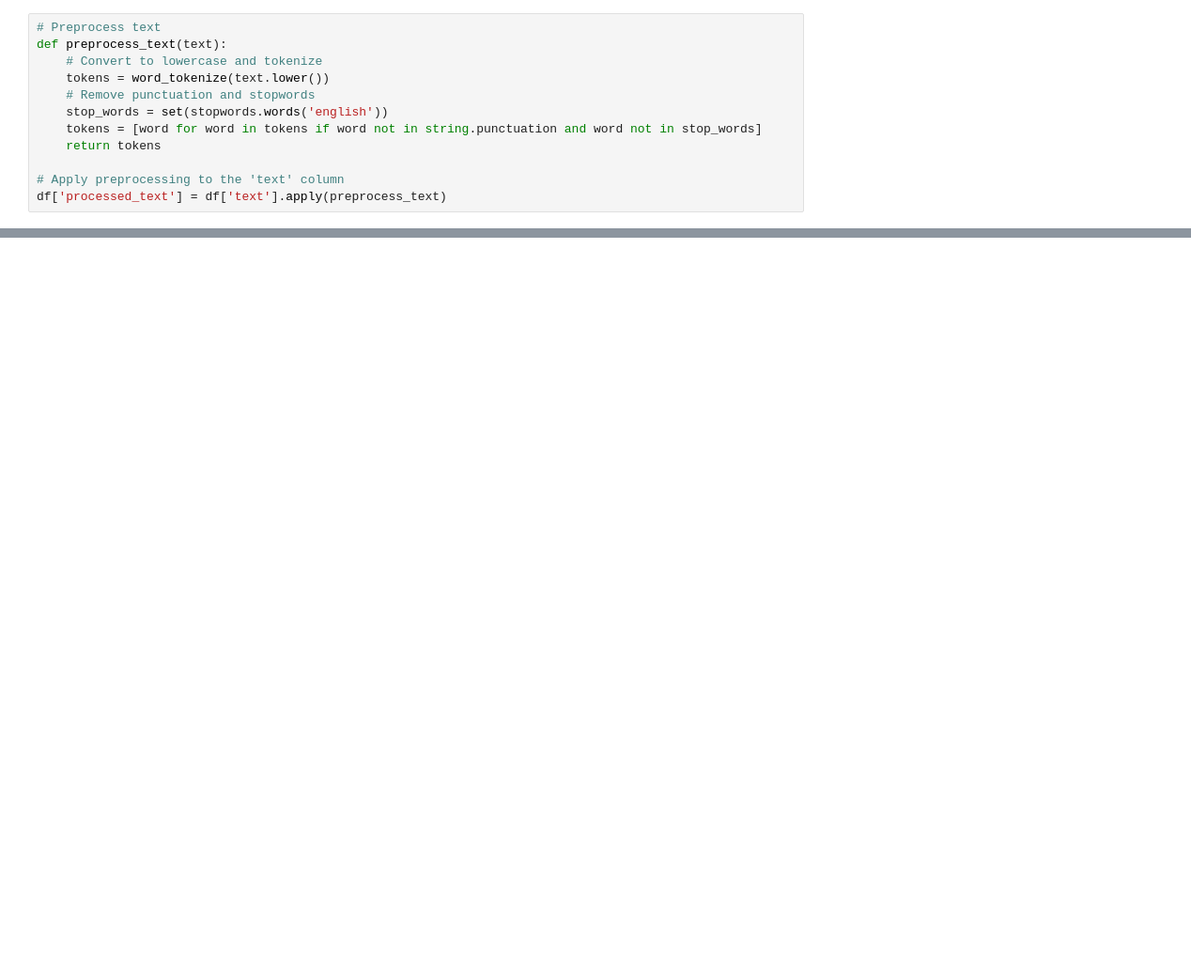
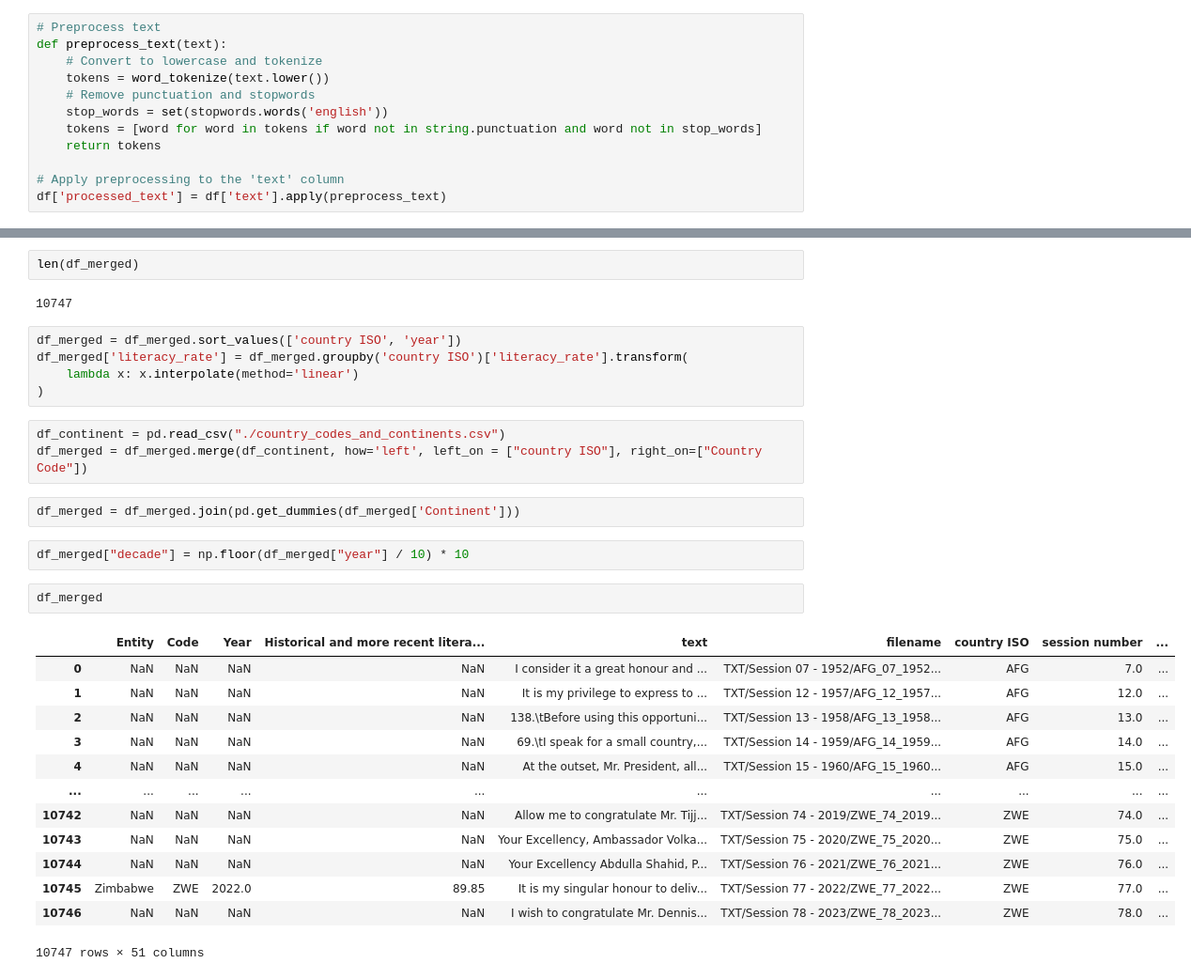
Before and after one commit to ecrusetpla/FDS-assignment-1, a Jupyter notebook: read_un_data.ipynb, the cells around one changed output, grey strips where cells are left out. Shown at 94% size. Drawn from its saved outputs; the diff is of its cells as text; blank space fills up the shorter version.

```diff
--- a/read_un_data.ipynb
+++ b/read_un_data.ipynb
@@ -131,0 +140,32 @@ SyntaxError: expected ':' (2894246742.py, line 6)
+# %%
+len(df_merged)
+# %% [output]
+10747
+# %%
+df_merged = df_merged.sort_values(['country ISO', 'year'])
+df_merged['literacy_rate'] = df_merged.groupby('country ISO')['literacy_rate'].transform(
+    lambda x: x.interpolate(method='linear')
+)
+# %%
+df_continent = pd.read_csv("./country_codes_and_continents.csv")
+df_merged = df_merged.merge(df_continent, how='left', left_on = ["country ISO"], right_on=["Country Code"])
+# %%
+df_merged = df_merged.join(pd.get_dummies(df_merged['Continent']))
+# %%
+df_merged["decade"] = np.floor(df_merged["year"] / 10) * 10
+# %%
+df_merged
+# %% [output]
+|  | Entity | Code | Year | Historical and more recent litera... | text | filename | country ISO | session number | ... |
+| 0 | NaN | NaN | NaN | NaN | I consider it a great honour and ... | TXT/Session 07 - 1952/AFG_07_1952... | AFG | 7.0 | ... |
+| 1 | NaN | NaN | NaN | NaN | It is my privilege to express to ... | TXT/Session 12 - 1957/AFG_12_1957... | AFG | 12.0 | ... |
+| 2 | NaN | NaN | NaN | NaN | 138.\tBefore using this opportuni... | TXT/Session 13 - 1958/AFG_13_1958... | AFG | 13.0 | ... |
+| 3 | NaN | NaN | NaN | NaN | 69.\tI speak for a small country,... | TXT/Session 14 - 1959/AFG_14_1959... | AFG | 14.0 | ... |
+| 4 | NaN | NaN | NaN | NaN | At the outset, Mr. President, all... | TXT/Session 15 - 1960/AFG_15_1960... | AFG | 15.0 | ... |
+| ... | ... | ... | ... | ... | ... | ... | ... | ... | ... |
+| 10742 | NaN | NaN | NaN | NaN | Allow me to congratulate Mr. Tijj... | TXT/Session 74 - 2019/ZWE_74_2019... | ZWE | 74.0 | ... |
+| 10743 | NaN | NaN | NaN | NaN | Your Excellency, Ambassador Volka... | TXT/Session 75 - 2020/ZWE_75_2020... | ZWE | 75.0 | ... |
+| 10744 | NaN | NaN | NaN | NaN | Your Excellency Abdulla Shahid, P... | TXT/Session 76 - 2021/ZWE_76_2021... | ZWE | 76.0 | ... |
+| 10745 | Zimbabwe | ZWE | 2022.0 | 89.85 | It is my singular honour to deliv... | TXT/Session 77 - 2022/ZWE_77_2022... | ZWE | 77.0 | ... |
+| 10746 | NaN | NaN | NaN | NaN | I wish to congratulate Mr. Dennis... | TXT/Session 78 - 2023/ZWE_78_2023... | ZWE | 78.0 | ... |
+10747 rows × 51 columns
```
Also changed, not shown: parts of 22 cells of this notebook.
